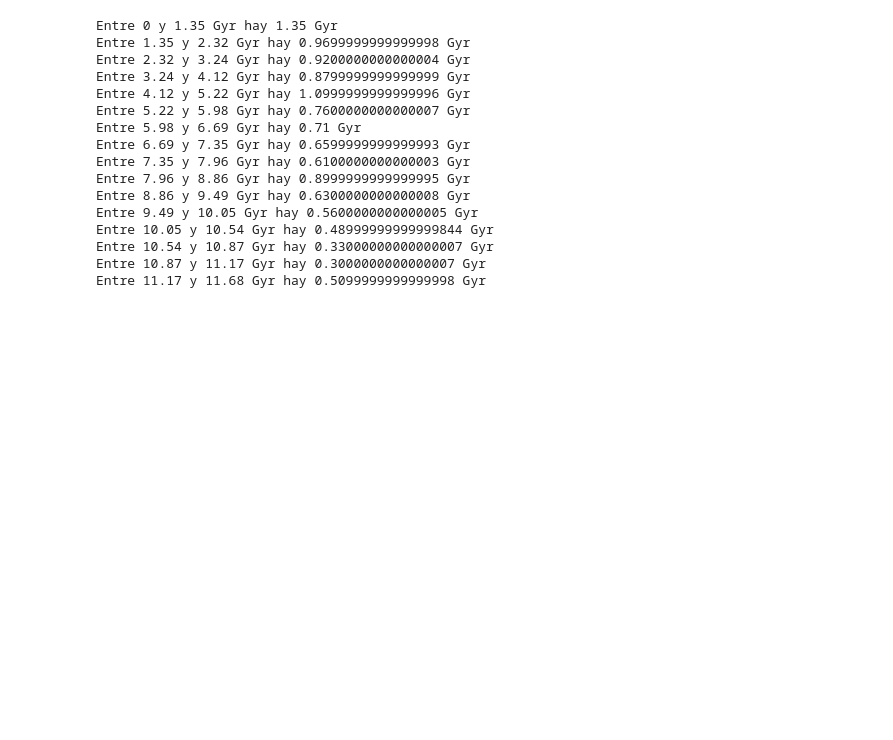
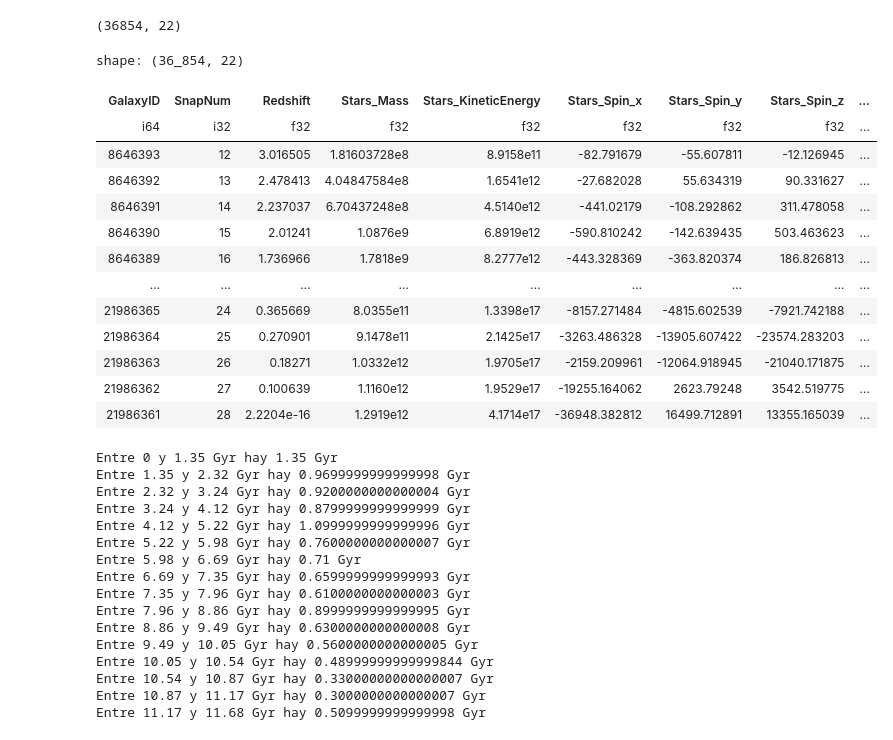
Before and after one commit to SantamariaR/Taller-Tesis-1, a Jupyter notebook: Historial_evolutivo.ipynb, the cells around one changed output. Cells and saved outputs as stored; diff of their text form; code cells hidden in the pictures; blank space fills up the shorter version.

```diff
--- a/Historial_evolutivo.ipynb
+++ b/Historial_evolutivo.ipynb
@@ -84,7 +69,7 @@ snap=28
 # %%
-#long = len(table_a['GalaxyID'])
+long = len(df['GalaxyID'])
 
-long = 10
+#long = 2
 
 # Usuario y contraseña para conectarse a EAGLE DataBase
 usr='cht015'
@@ -95,17 +80,13 @@ pwd='BH457tfj'
 table='SubHalo'
 table_alias='sub'
 
-# Variables que se quiere descargar. OJO!! Asegurarse que estas variables
-# estén en la tabla deseada.
-columns=[
-          'GalaxyID','LastProgID','TopLeafID','DescendantID',
-          'SnapNum','Redshift','Stars_Mass','SF_Mass','GroupID'
-        ]
+
+tracks = []
 
 #Loop para todas las galaxias de la tabla
 for p in np.arange(long):
 
-    galid = table_a['GalaxyID'].to_numpy()[p]
+    galid = df['GalaxyID'].to_numpy()[p]
 
     # Descargar todos los IDS necesarios de la galaxia deseada
 
@@ -116,7 +97,7 @@ for p in np.arange(long):
 
     # Aplicar condiciones a las galaxias del árbol, si es necesario
     mask = (
-            (raw_tree['Stars_Mass']>0)&(raw_tree['SnapNum']>23) #& (raw_tree['Redshift']<2)
+            (raw_tree['Stars_Mass']>0)&(raw_tree['SnapNum']>11) #& (raw_tree['Redshift']<2)
            )
 
     # Armar arbol sólo con galaxias seleccionadas según condiciones anteriores
@@ -135,8 +116,12 @@ for p in np.arange(long):
     mask_main = np.logical_and(tree['GalaxyID']>=myIDs['GalaxyID'],
                                tree['GalaxyID']<=myIDs['TopLeafID'])
 
-    MAIN_BRANCH  = []
 
-    for key in tree.keys():
-        main_branch[key] = tree[key][mask_main]
-        MAIN_BRANCH.append(main_branch)
+    tmp = {
+        key: tree[key][mask_main]
+        for key in tree.keys()
+
+    }
+    tmp['RootGalaxyID'] = np.repeat(galid, len(tmp['GalaxyID']))
+
+    tracks.append(pl.DataFrame(tmp))
@@ -176,0 +128,8 @@ pd.DataFrame(MAIN_BRANCH)
+# %%
+# DataFrame final con la historia evolutiva de las galaxias centrales
+
+tracks = pl.concat(tracks)
+# %%
+tracks.shape
+# %% [output]
+(36854, 22)
@@ -177,3 +139,20 @@ pd.DataFrame(MAIN_BRANCH)
+# %%
+tracks
+# %% [output]
+shape: (36_854, 22)
+| GalaxyID | SnapNum | Redshift | Stars_Mass | Stars_KineticEnergy | Stars_Spin_x | Stars_Spin_y | Stars_Spin_z | ... |
+| i64 | i32 | f32 | f32 | f32 | f32 | f32 | f32 | ... |
+| 8646393 | 12 | 3.016505 | 1.81603728e8 | 8.9158e11 | -82.791679 | -55.607811 | -12.126945 | ... |
+| 8646392 | 13 | 2.478413 | 4.04847584e8 | 1.6541e12 | -27.682028 | 55.634319 | 90.331627 | ... |
+| 8646391 | 14 | 2.237037 | 6.70437248e8 | 4.5140e12 | -441.02179 | -108.292862 | 311.478058 | ... |
+| 8646390 | 15 | 2.01241 | 1.0876e9 | 6.8919e12 | -590.810242 | -142.639435 | 503.463623 | ... |
+| 8646389 | 16 | 1.736966 | 1.7818e9 | 8.2777e12 | -443.328369 | -363.820374 | 186.826813 | ... |
+| … | … | … | … | … | … | … | … | ... |
+| 21986365 | 24 | 0.365669 | 8.0355e11 | 1.3398e17 | -8157.271484 | -4815.602539 | -7921.742188 | ... |
+| 21986364 | 25 | 0.270901 | 9.1478e11 | 2.1425e17 | -3263.486328 | -13905.607422 | -23574.283203 | ... |
+| 21986363 | 26 | 0.18271 | 1.0332e12 | 1.9705e17 | -2159.209961 | -12064.918945 | -21040.171875 | ... |
+| 21986362 | 27 | 0.100639 | 1.1160e12 | 1.9529e17 | -19255.164062 | 2623.79248 | 3542.519775 | ... |
+| 21986361 | 28 | 2.2204e-16 | 1.2919e12 | 4.1714e17 | -36948.382812 | 16499.712891 | 13355.165039 | ... |
 # %%
 lookbacktime = [0,1.35,2.32,3.24,4.12,5.22,5.98,6.69,7.35,7.96,8.86,9.49,10.05,10.54,10.87,11.17,11.68]
 for i in range(len(lookbacktime)-1):
```
Also changed, not shown: parts of 29 cells of this notebook, 2 other files.
